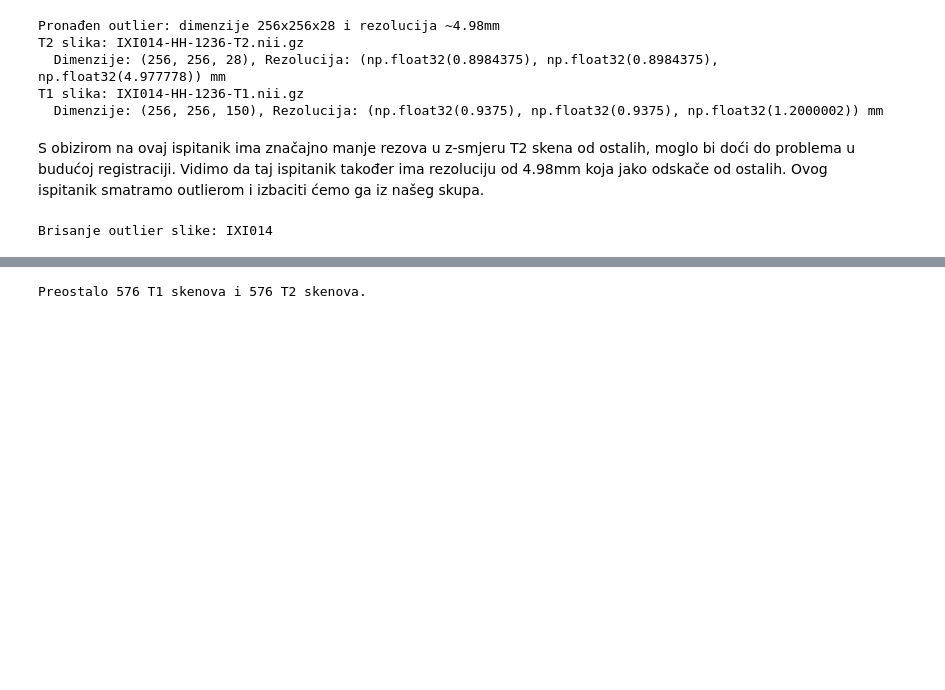
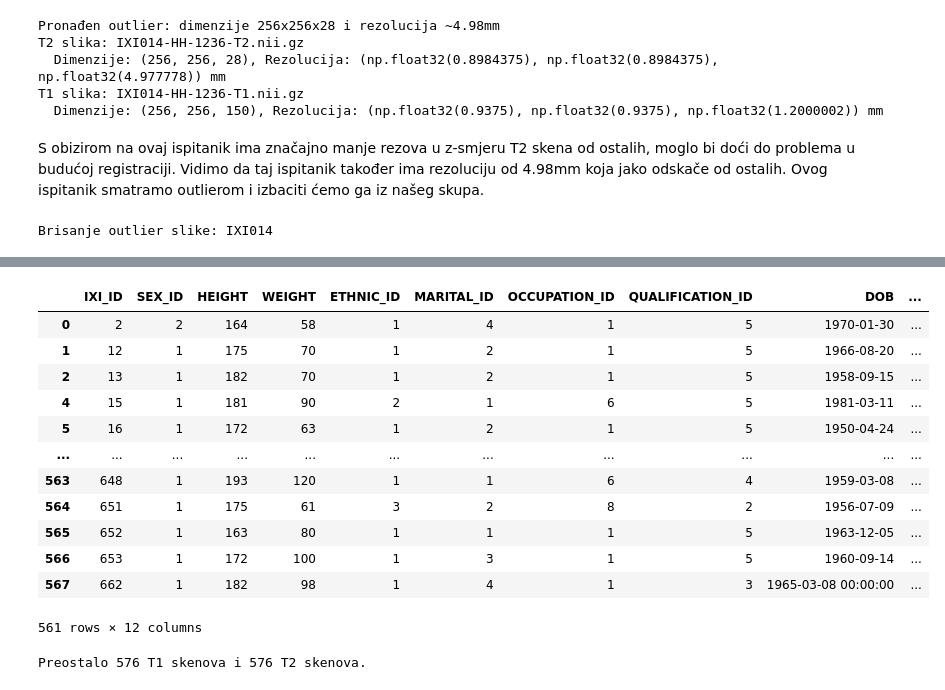
Before and after one commit to matejaVuradin/masterThesis, a Jupyter notebook: notebooks/eda_raw_scans.ipynb, the cells around one changed output, grey strips where cells are left out. Drawn from its saved outputs; the diff is of its cells as text; code cells hidden in the pictures; blank space fills up the shorter version.

```diff
--- a/notebooks/eda_raw_scans.ipynb
+++ b/notebooks/eda_raw_scans.ipynb
@@ -471,6 +515,22 @@ metadata_df = pd.read_csv('../dataset/data/IXI_metadata.csv')
 metadata_df = metadata_df[~metadata_df['IXI_ID'].isin(outliers_id)]
 # %%
 metadata_df.to_csv('../dataset/data_default_process/IXI_metadata_for_process.csv', index=False)
+# %%
+metadata_df
+# %% [output]
+|  | IXI_ID | SEX_ID | HEIGHT | WEIGHT | ETHNIC_ID | MARITAL_ID | OCCUPATION_ID | QUALIFICATION_ID | DOB | ... |
+| 0 | 2 | 2 | 164 | 58 | 1 | 4 | 1 | 5 | 1970-01-30 | ... |
+| 1 | 12 | 1 | 175 | 70 | 1 | 2 | 1 | 5 | 1966-08-20 | ... |
+| 2 | 13 | 1 | 182 | 70 | 1 | 2 | 1 | 5 | 1958-09-15 | ... |
+| 4 | 15 | 1 | 181 | 90 | 2 | 1 | 6 | 5 | 1981-03-11 | ... |
+| 5 | 16 | 1 | 172 | 63 | 1 | 2 | 1 | 5 | 1950-04-24 | ... |
+| ... | ... | ... | ... | ... | ... | ... | ... | ... | ... | ... |
+| 563 | 648 | 1 | 193 | 120 | 1 | 1 | 6 | 4 | 1959-03-08 | ... |
+| 564 | 651 | 1 | 175 | 61 | 3 | 2 | 8 | 2 | 1956-07-09 | ... |
+| 565 | 652 | 1 | 163 | 80 | 1 | 1 | 1 | 5 | 1963-12-05 | ... |
+| 566 | 653 | 1 | 172 | 100 | 1 | 3 | 1 | 5 | 1960-09-14 | ... |
+| 567 | 662 | 1 | 182 | 98 | 1 | 4 | 1 | 3 | 1965-03-08 00:00:00 | ... |
+561 rows × 12 columns
 # %%
 #provjeri broj slika nakon brisanja outlier slika
 t1_files = sorted(glob.glob(os.path.join(t1_dir, "*.nii*")))
```
Also changed, not shown: parts of 10 cells of this notebook, 3 other files.
